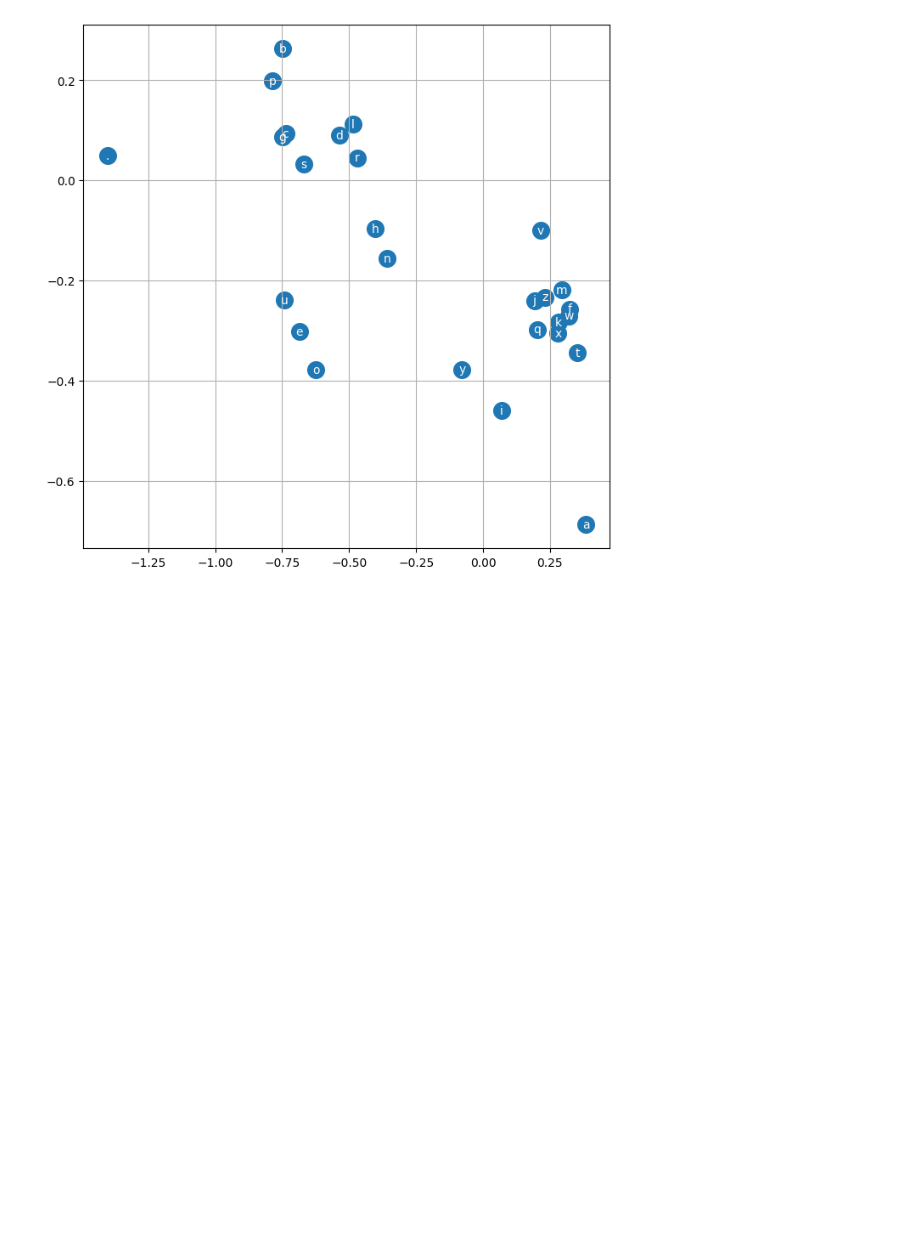
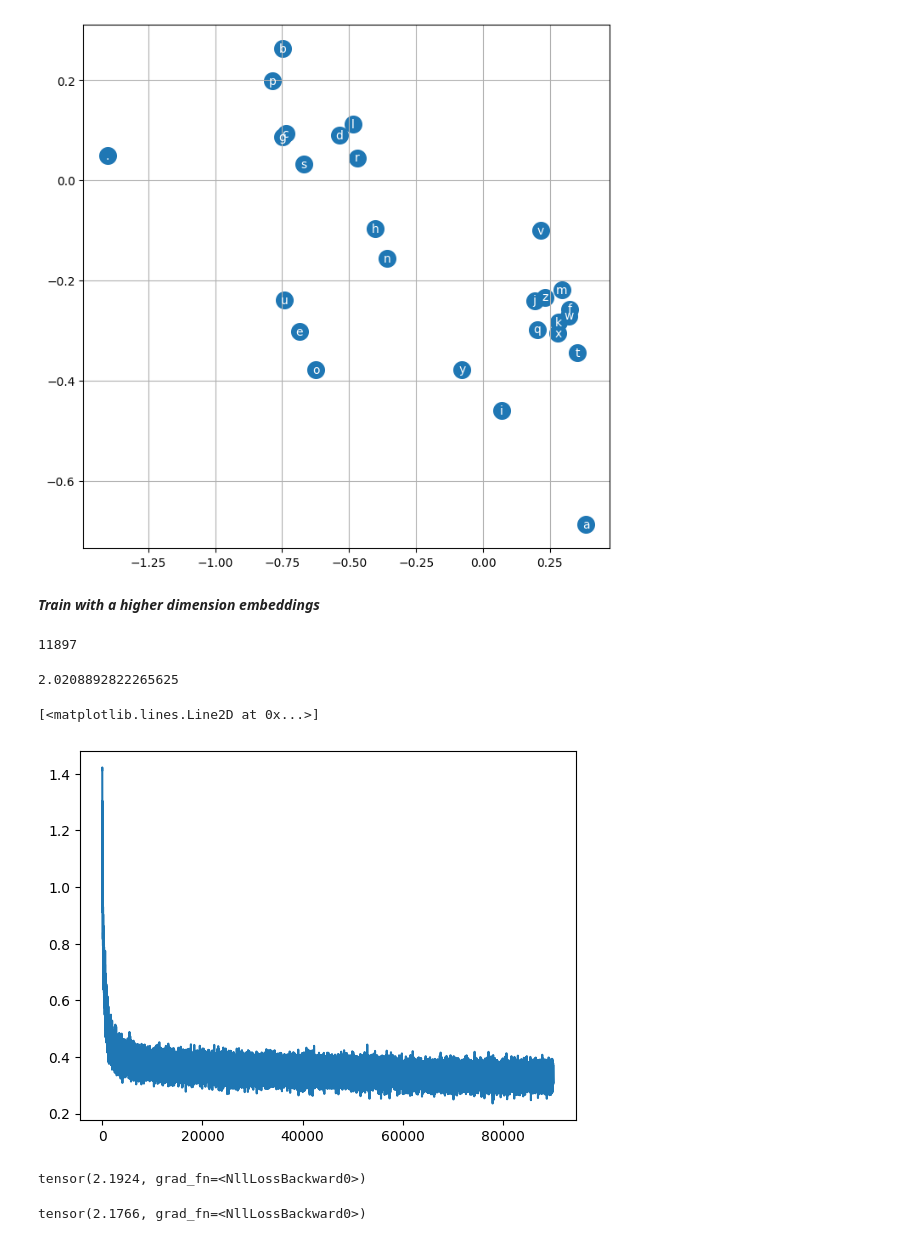
Before and after one commit to agrawalakshay68/neural-networks, a Jupyter notebook: MLP/name_makemore_using_MLP.ipynb, the cells around one changed output. Saved outputs shown, nothing was run; the diff lists cells and outputs as text; code cells hidden in the pictures; blank space fills up the shorter version.

Commit message:
trained on high demsional embedding

```diff
--- a/MLP/name_makemore_using_MLP.ipynb
+++ b/MLP/name_makemore_using_MLP.ipynb
@@ -417,3 +417,82 @@ for i in range(C.shape[0]):
 plt.grid("minor")
 # %% [output]
 [figure]
+# %% [markdown]
+***Train with a higher dimension embeddings***
+# %%
+## Combining everything here for more readbility
+# embedding
+C = torch.randn((27, 10))
+
+# 1st layer
+W1 = torch.randn((30, 200))
+b1 = torch.randn(200)
+
+# 2nd MLP layer
+W2 = torch.randn((200, 27))
+b2 = torch.randn(27)
+
+parameters = [C, W1, b1, W2, b2]
+
+for p in parameters:
+    p.requires_grad = True
+
+sum(p.nelement() for p in parameters)
+# %% [output]
+11897
+# %%
+losses = []
+steps = []
+# %%
+# training loop (Mini Batch gradient descent)
+
+for i in range(30000):
+    # we will get a minibatch
+    ix = torch.randint(0, Xtr.shape[0], (128,))
+    # Forward pass
+    emb = C[Xtr[ix]] # (X[0], 32, 2)
+    h = torch.tanh(emb.view((-1, 30)) @ W1 + b1) # (x[0], 100)
+    logits = h @ W2 +b2
+    loss = F.cross_entropy(logits, Ytr[ix])
+
+    losses.append(loss.log10().item())
+    steps.append(0 if len(steps) == 0 else steps[-1]+1)
+
+    # backprop
+    for p in parameters:
+        p.grad = None
+
+    loss.backward()
+
+    # grad descent
+    for p in parameters:
+        p.data -= 0.01 * p.grad
+
+print(loss.item())
+# %% [output]
+2.0208892822265625
+# %%
+plt.plot(steps, losses)
+# %% [output]
+[<matplotlib.lines.Line2D at 0x...>]
+[figure, added]
+# %%
+# loss on Validation set
+
+emb = C[Xdev] # (X[0], 32, 2)
+h = torch.tanh(emb.view((-1, 30)) @ W1 + b1) # (x[0], 100)
+logits = h @ W2 +b2
+loss = F.cross_entropy(logits, Ydev)
+loss
+# %% [output]
+tensor(2.1924, grad_fn=<NllLossBackward0>)
+# %%
+# loss on test set
+
+emb = C[Xtest] # (X[0], 32, 2)
+h = torch.tanh(emb.view((-1, 30)) @ W1 + b1) # (x[0], 100)
+logits = h @ W2 +b2
+loss = F.cross_entropy(logits, Ytest)
+loss
+# %% [output]
+tensor(2.1766, grad_fn=<NllLossBackward0>)
```
Also changed, not shown: parts of 2 cells of this notebook.
